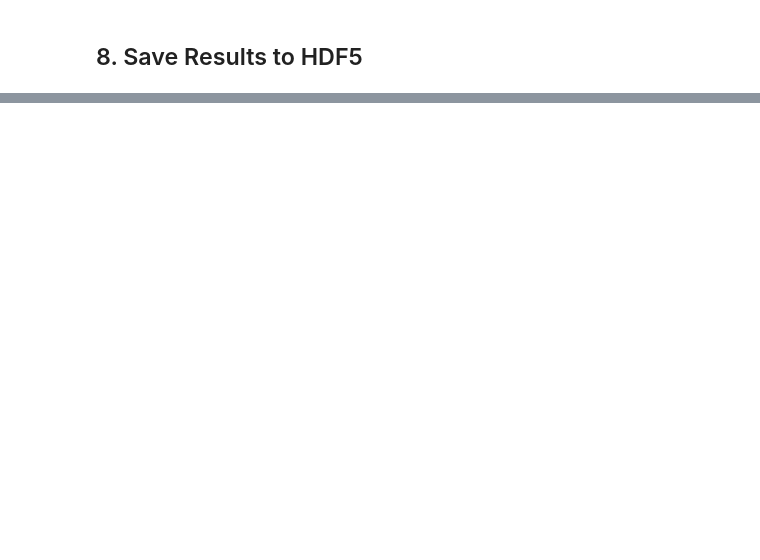
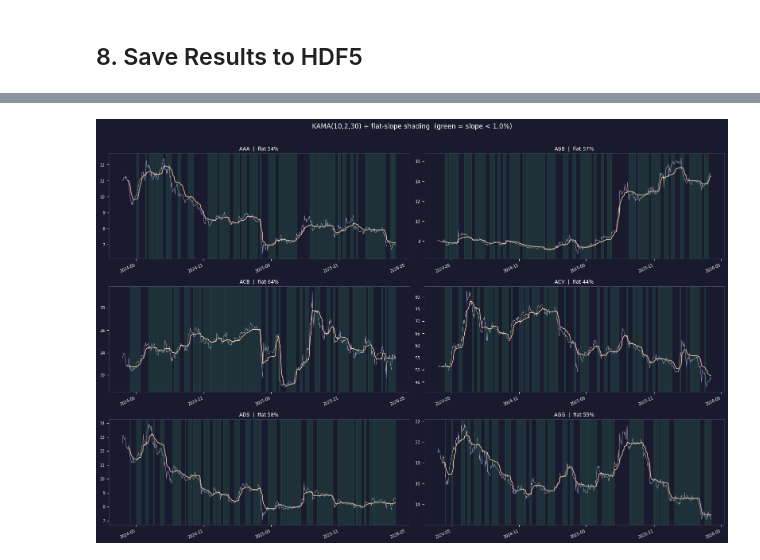
Before and after one commit to phuchuynh0909/all-in-one-portfolio, a Jupyter notebook: notebooks/backtest_005.ipynb, the cells around one changed output, grey strips where cells are left out. Cells and saved outputs as stored; diff of their text form; code cells hidden in the pictures; blank space fills up the shorter version.

```diff
--- a/notebooks/backtest_005.ipynb
+++ b/notebooks/backtest_005.ipynb
@@ -963,0 +1039,63 @@ Saved best params (12 keys)
+# %%
+# ── Multi-Symbol KAMA Grid ────────────────────────────────────────────────────
+# Shows KAMA + flat shading for up to N_GRID symbols in a grid layout.
+
+N_GRID      = 6          # symbols to display
+GRID_SYMS   = close.columns[:N_GRID].tolist()   # or specify: ['ACB','VCB',...]
+KAMA_PERIOD = 10
+KAMA_FAST   = 2
+KAMA_SLOW   = 30
+SLOPE_WIN   = 5
+FLAT_PCT    = 1.0
+LOOKBACK    = 504        # bars to show (None = all)
+
+ncols = 2
+nrows = (len(GRID_SYMS) + ncols - 1) // ncols
+fig, axes = plt.subplots(nrows, ncols, figsize=(16, nrows * 3.5), sharex=False)
+axes = axes.flatten() if nrows * ncols > 1 else [axes]
+fig.patch.set_facecolor('#1a1a2e')
+
+for ax, sym in zip(axes, GRID_SYMS):
+    ax.set_facecolor('#1a1a2e')
+    for spine in ax.spines.values():
+        spine.set_color('#444466')
+    ax.tick_params(colors='white', labelsize=7)
+
+    c1d = close[[sym]].to_numpy().astype(np.float64)
+    if LOOKBACK:
+        c1d = c1d[-LOOKBACK:]
+    idx_s = close.index[-len(c1d):]
+
+    kama_s = kama_2d(c1d, KAMA_PERIOD, KAMA_FAST, KAMA_SLOW)
+    flat_s = slope_flat_2d(kama_s, SLOPE_WIN, FLAT_PCT)[:, 0]
+
+    # shade flat regions (vectorised)
+    changes = np.where(np.diff(flat_s.astype(int)) != 0)[0] + 1
+    bounds  = [0] + list(changes) + [len(flat_s)]
+    for s, e in zip(bounds[:-1], bounds[1:]):
+        if flat_s[s]:
+            ax.axvspan(idx_s[s], idx_s[min(e, len(idx_s)-1)],
+                       color='#3ddc84', alpha=0.12)
+
+    ax.plot(idx_s, c1d[:, 0],     color='#aaaacc', lw=0.6)
+    ax.plot(idx_s, kama_s[:, 0],  color='#f7c59f', lw=1.2)
+
+    flat_pct = flat_s.mean() * 100
+    ax.set_title(f'{sym}  |  flat {flat_pct:.0f}%', color='white', fontsize=9)
+    ax.xaxis.set_major_formatter(mdates.DateFormatter("%Y-%m"))
+    ax.xaxis.set_major_locator(mdates.MonthLocator(interval=6))
+    plt.setp(ax.xaxis.get_majorticklabels(), rotation=25, ha='right')
+
+# Hide unused axes
+for ax in axes[len(GRID_SYMS):]:
+    ax.set_visible(False)
+
+fig.suptitle(
+    f'KAMA({KAMA_PERIOD},{KAMA_FAST},{KAMA_SLOW}) + flat-slope shading  '
+    f'(green = slope < {FLAT_PCT}%)',
+    color='white', fontsize=12, y=1.01,
+)
+plt.tight_layout()
+plt.show()
+# %% [output]
+[figure, added]
```
Also changed, not shown: parts of 16 cells of this notebook, 11 other files.
